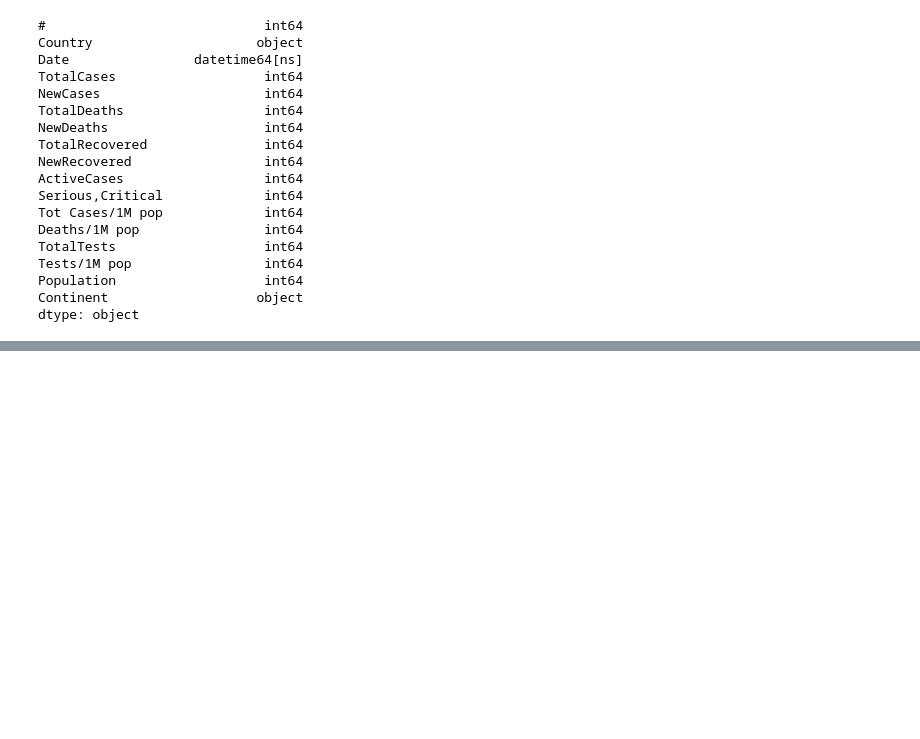
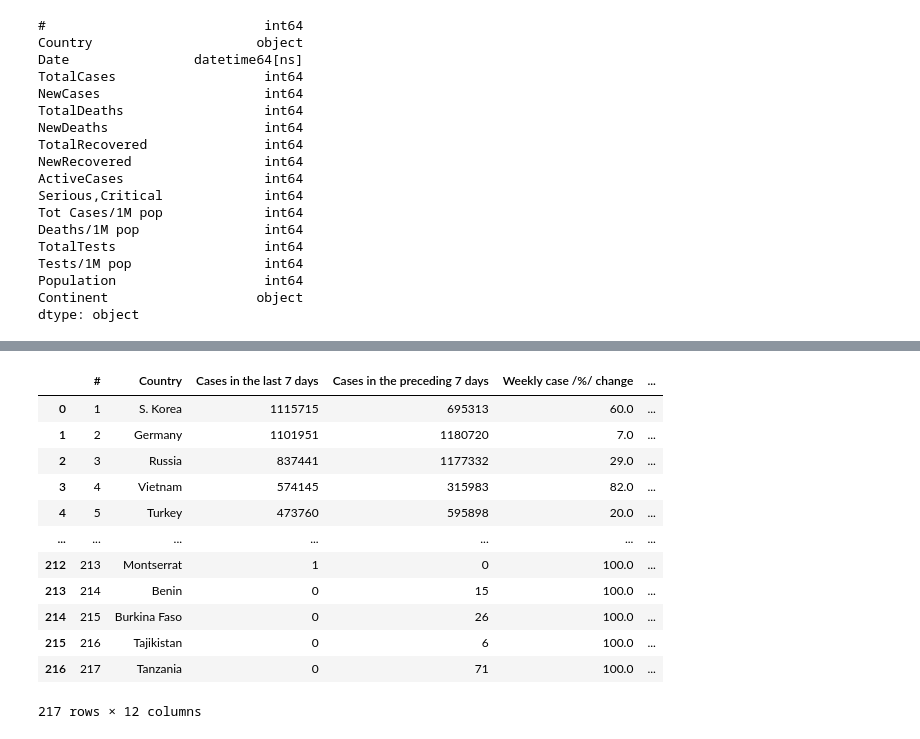
Before and after one commit to 19127592/Corona-Analysis, a Jupyter notebook: main.ipynb, the cells around one changed output, grey strips where cells are left out. Saved outputs shown, nothing was run; the diff lists cells and outputs as text; code cells hidden in the pictures; blank space fills up the shorter version.

```diff
--- a/main.ipynb
+++ b/main.ipynb
@@ -155,0 +215,21 @@ dtype: object
+# %%
+for i in range(2,11):
+    df_covid_by_week[header_by_week[i]] = df_covid_by_week[header_by_week[i]].apply(lambda x:convert_numeric(str(x)))
+
+df_covid_by_week[header_by_week[-1]] = df_covid_by_week[header_by_week[-1]].apply(lambda x:str(x).replace(" ",""))
+# %%
+df_covid_by_week
+# %% [output]
+|  | # | Country | Cases in the last 7 days | Cases in the preceding 7 days | Weekly case /%/ change | ... |
+| 0 | 1 | S. Korea | 1115715 | 695313 | 60.0 | ... |
+| 1 | 2 | Germany | 1101951 | 1180720 | 7.0 | ... |
+| 2 | 3 | Russia | 837441 | 1177332 | 29.0 | ... |
+| 3 | 4 | Vietnam | 574145 | 315983 | 82.0 | ... |
+| 4 | 5 | Turkey | 473760 | 595898 | 20.0 | ... |
+| ... | ... | ... | ... | ... | ... | ... |
+| 212 | 213 | Montserrat | 1 | 0 | 100.0 | ... |
+| 213 | 214 | Benin | 0 | 15 | 100.0 | ... |
+| 214 | 215 | Burkina Faso | 0 | 26 | 100.0 | ... |
+| 215 | 216 | Tajikistan | 0 | 6 | 100.0 | ... |
+| 216 | 217 | Tanzania | 0 | 71 | 100.0 | ... |
+217 rows × 12 columns
```
Also changed, not shown: parts of 18 cells of this notebook, 3 other files.
